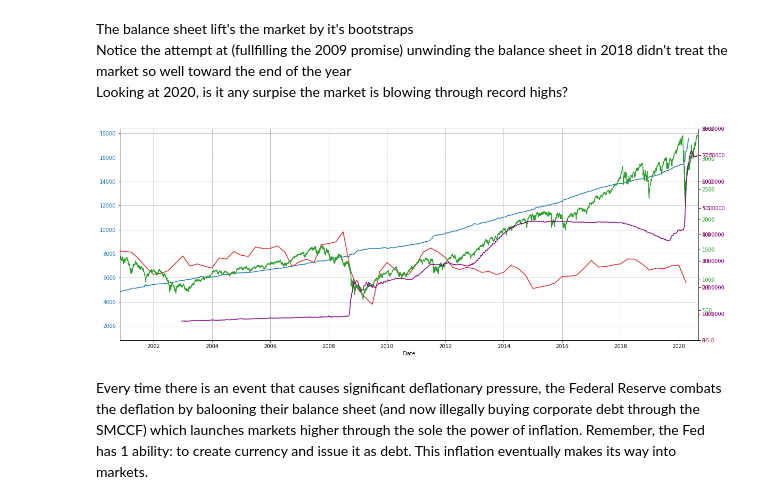
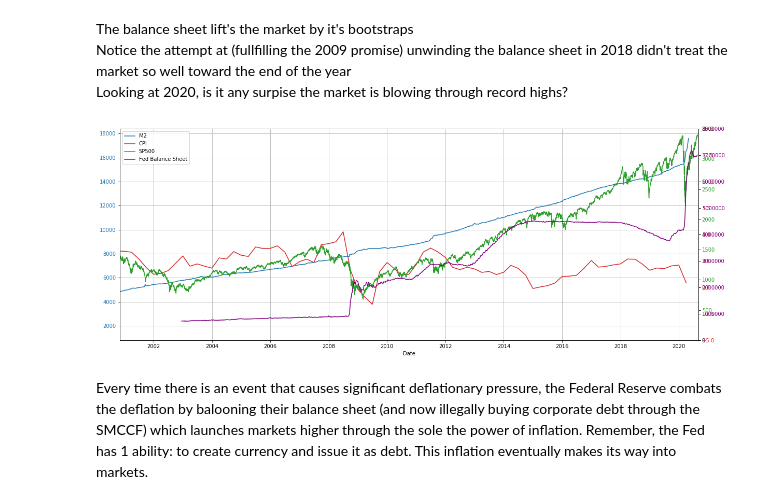
Before and after one commit to dzolotor/inflation-nation, a Jupyter notebook: inflation-nation.ipynb, the cells around one changed output. Drawn from its saved outputs; the diff is of its cells as text; code cells hidden in the pictures.

```diff
--- a/inflation-nation.ipynb
+++ b/inflation-nation.ipynb
@@ -443,35 +443,36 @@ color = 'tab:blue'
 ax1.plot(m2.index, m2['M2'], color=color, label='M2')
 ax1.tick_params(axis='y', labelcolor=color)
 
 color = 'tab:red'
 ax2.plot(m2v.index, m2v['CPIAUCSL_PC1'], color=color, label='CPI')
 ax2.tick_params(axis='y', labelcolor=color)
 
 color = 'tab:green'
 ax3.plot(sp.index, sp['Close'], color=color, label='SP500')
 ax3.tick_params(axis='y', labelcolor=color)
 
 color = 'purple'
-ax4.plot(bs.index, bs['WALCL'], color=color, label='')
+ax4.plot(bs.index, bs['WALCL'], color=color, label='Fed Balance Sheet')
 ax4.tick_params(axis='y', labelcolor=color)
 
 
 ax2.set_ylim(-5, 15)
 ax3.set_ylim(0, 3500)
 ax4.set_ylim(0, 8000000)
 ax1.grid(True)
 
 ax1.set_xlim([datetime.date(2000, 11, 3), datetime.date(2020, 9, 1)])
 
 lines, labels = ax1.get_legend_handles_labels()
 lines2, labels2 = ax2.get_legend_handles_labels()
 lines3, labels3 = ax3.get_legend_handles_labels()
-ax1.legend(lines + lines2 + lines3, labels + labels2 + labels3, loc="upper left")
+lines4, labels4 = ax4.get_legend_handles_labels()
+ax1.legend(lines + lines2 + lines3 + lines4, labels + labels2 + labels3 + labels4, loc="upper left")
 
 plt.gca().get_legend_handles_labels()
 plt.xticks(rotation=90)
 plt.show()
 # %% [output]
-[figure, old version]
+[figure, new version]
 # %% [markdown]
 Every time there is an event that causes significant deflationary pressure, the Federal Reserve combats the deflation by balooning their balance sheet (and now illegally buying corporate debt through the SMCCF) which launches markets higher through the sole the power of inflation. Remember, the Fed has 1 ability: to create currency and issue it as debt. This inflation eventually makes its way into markets.
```
